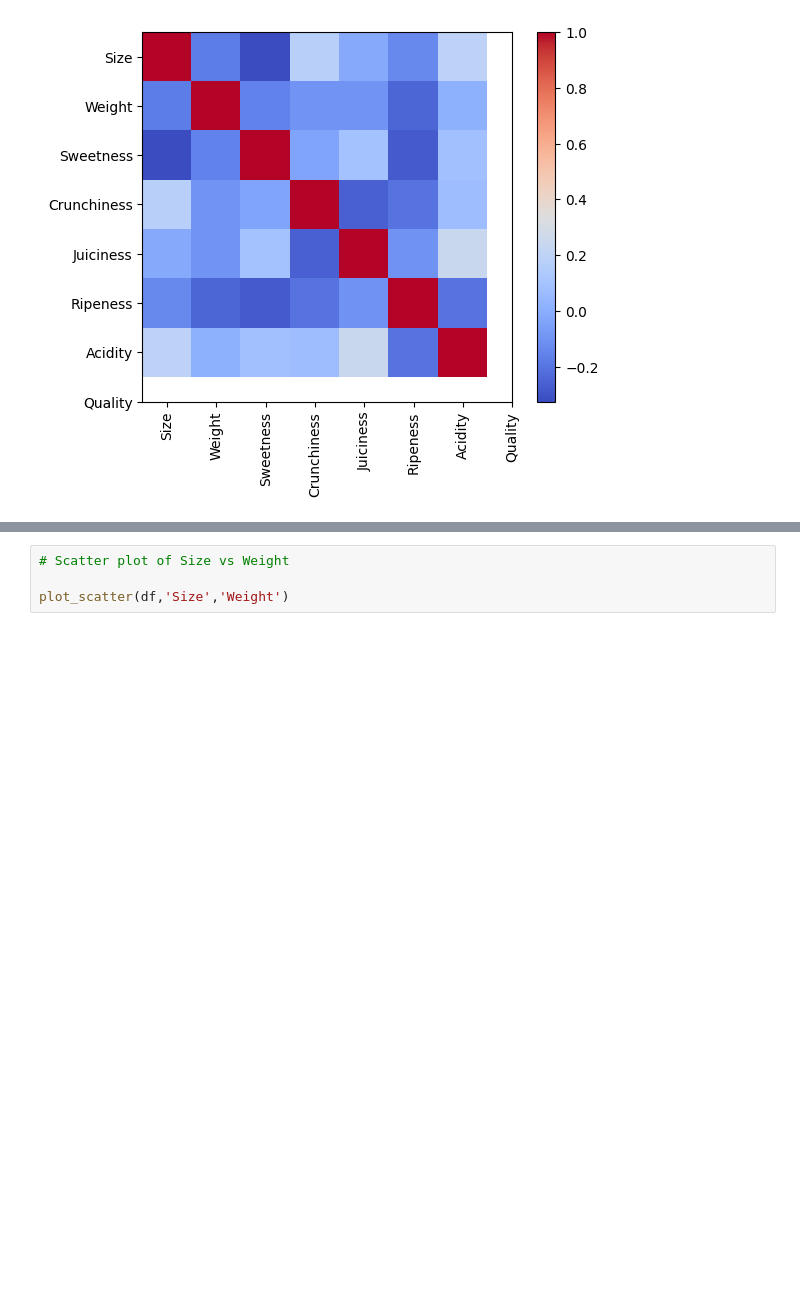
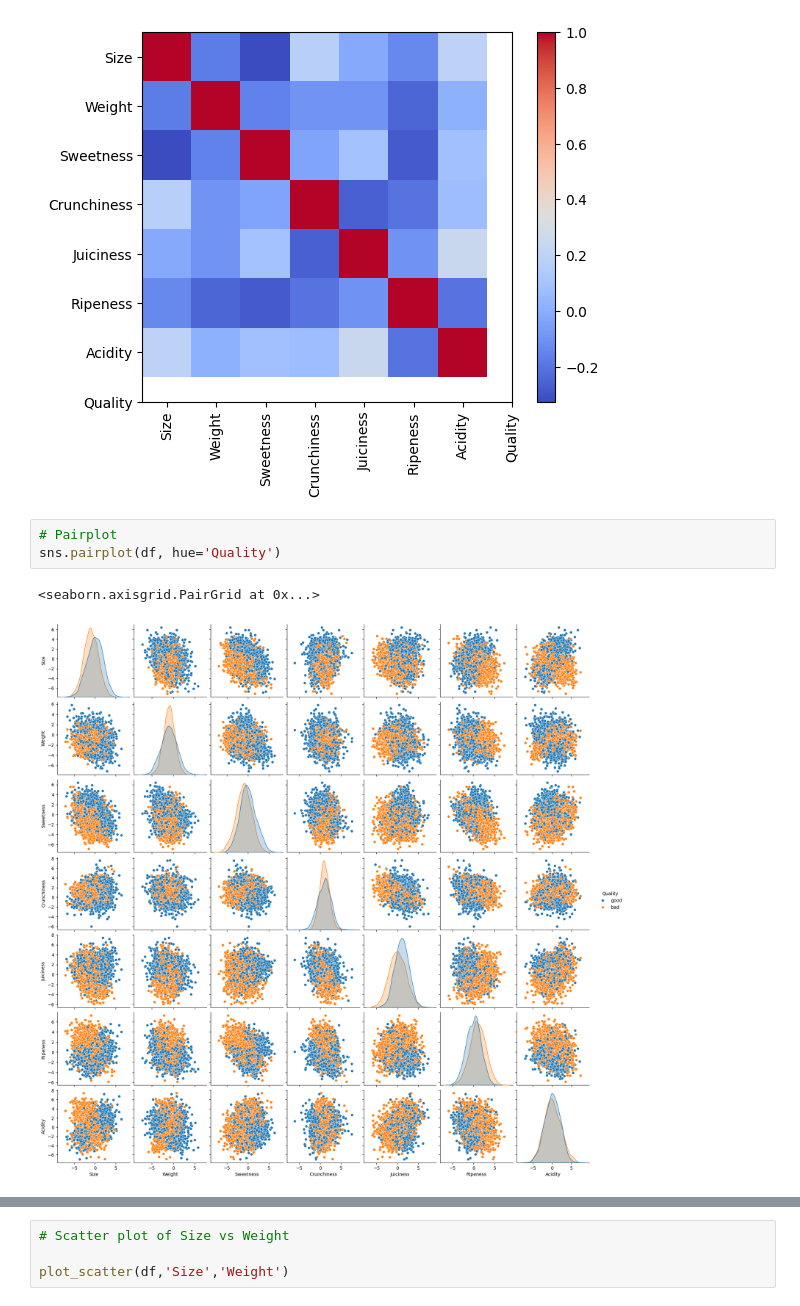
Before and after one commit to timonoessler/DataExplorationProject, a Jupyter notebook: src/Data_explo.ipynb, the cells around one changed output, grey strips where cells are left out. Saved outputs shown, nothing was run; the diff lists cells and outputs as text; blank space fills up the shorter version.

```diff
--- a/src/Data_explo.ipynb
+++ b/src/Data_explo.ipynb
@@ -200,3 +203,9 @@ plt.yticks(range(len(df.columns)), df.columns)
 plt.show()
 # %% [output]
 [figure]
+# %%
+# Pairplot
+sns.pairplot(df, hue='Quality')
+# %% [output]
+<seaborn.axisgrid.PairGrid at 0x...>
+[figure, added]
```
Also changed, not shown: parts of 6 cells of this notebook, 4 other files.
